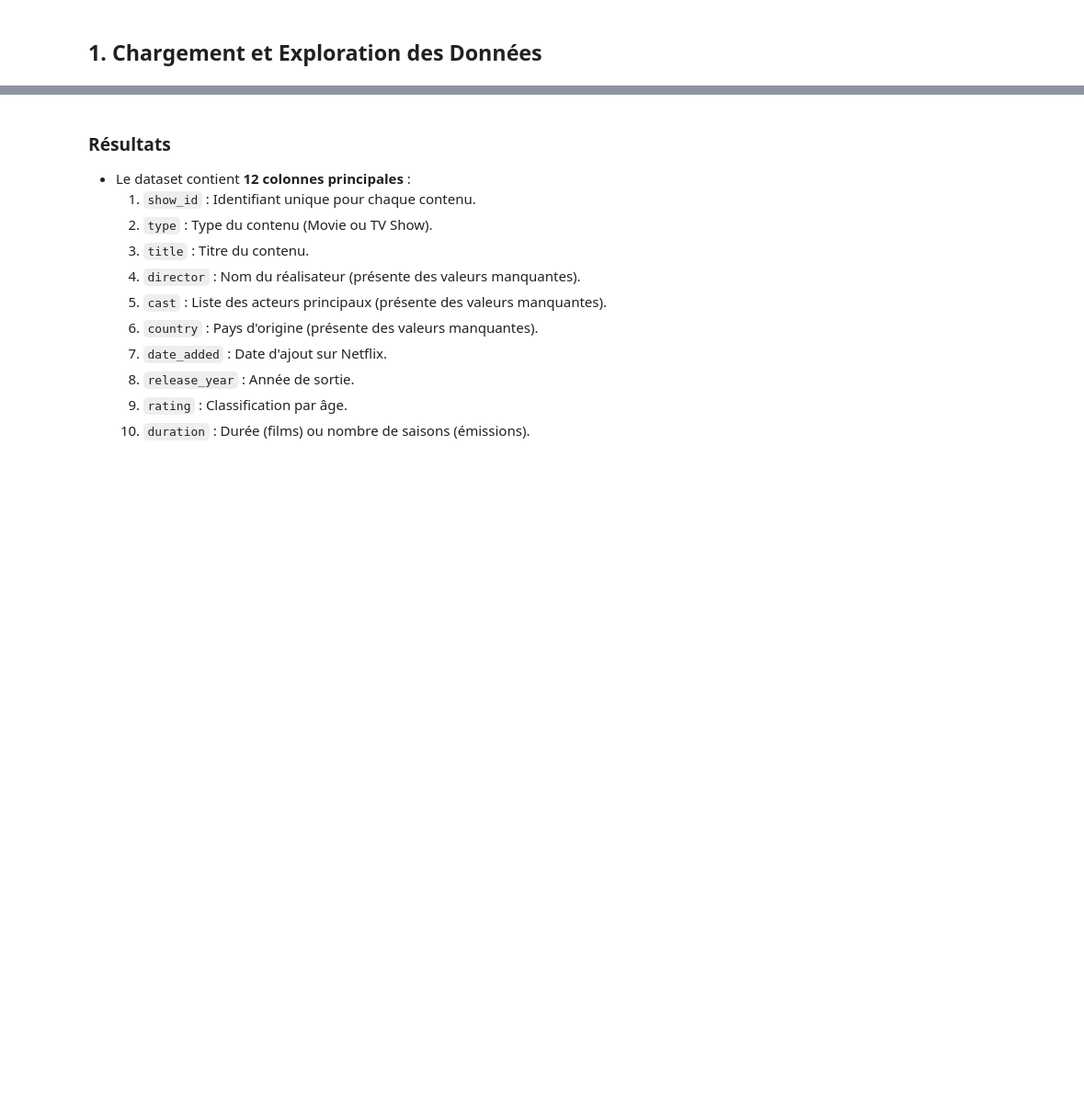
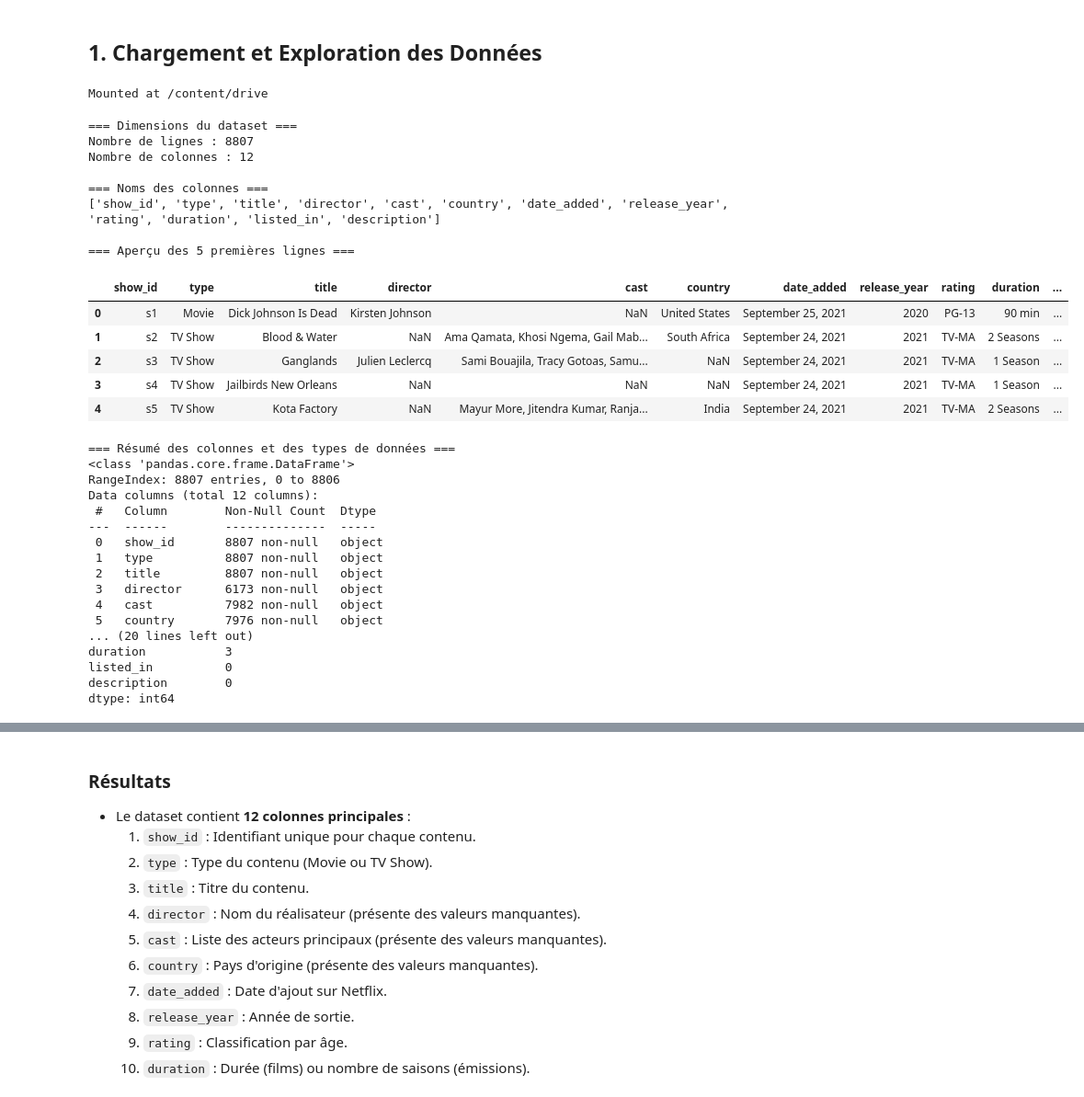
Before and after one commit to Neha-ETTALEBY/DM-project, a Jupyter notebook: netflix-dm-project.ipynb, the cells around one changed output, grey strips where cells are left out. Shown at 92% size. Drawn from its saved outputs; the diff is of its cells as text; code cells hidden in the pictures; blank space fills up the shorter version.

```diff
--- a/netflix-dm-project.ipynb
+++ b/netflix-dm-project.ipynb
@@ -11,6 +11,67 @@ import pandas as pd
 import numpy as np
 import matplotlib.pyplot as plt
 import seaborn as sns
+# %%
+from google.colab import drive
+drive.mount('/content/drive')
+# %% [output]
+Mounted at /content/drive
+# %%
+import pandas as pd
+df = pd.read_csv('/content/drive/My Drive/netflix.csv')
+
+# Étape 1 : Afficher les dimensions du dataset
+print("=== Dimensions du dataset ===")
+print(f"Nombre de lignes : {df.shape[0]}")
+print(f"Nombre de colonnes : {df.shape[1]}")
+
+# Étape 2 : Afficher les noms des colonnes
+print("\n=== Noms des colonnes ===")
+print(df.columns.tolist())
+
+# Étape 3 : Afficher un aperçu des premières lignes
+print("\n=== Aperçu des 5 premières lignes ===")
+display(df.head())  # Affichage propre si vous êtes dans Jupyter Notebook ou Google Colab
+
+# Étape 4 : Afficher un résumé des colonnes et des types de données
+print("\n=== Résumé des colonnes et des types de données ===")
+print(df.info())
+
+# Étape 5 : Vérifier les valeurs manquantes
+print("\n=== Vérification des valeurs manquantes ===")
+print(df.isnull().sum())
+# %% [output]
+=== Dimensions du dataset ===
+Nombre de lignes : 8807
+Nombre de colonnes : 12
+
+=== Noms des colonnes ===
+['show_id', 'type', 'title', 'director', 'cast', 'country', 'date_added', 'release_year', 'rating', 'duration', 'listed_in', 'description']
+
+=== Aperçu des 5 premières lignes ===
+|  | show_id | type | title | director | cast | country | date_added | release_year | rating | duration | ... |
+| 0 | s1 | Movie | Dick Johnson Is Dead | Kirsten Johnson | NaN | United States | September 25, 2021 | 2020 | PG-13 | 90 min | ... |
+| 1 | s2 | TV Show | Blood & Water | NaN | Ama Qamata, Khosi Ngema, Gail Mab... | South Africa | September 24, 2021 | 2021 | TV-MA | 2 Seasons | ... |
+| 2 | s3 | TV Show | Ganglands | Julien Leclercq | Sami Bouajila, Tracy Gotoas, Samu... | NaN | September 24, 2021 | 2021 | TV-MA | 1 Season | ... |
+| 3 | s4 | TV Show | Jailbirds New Orleans | NaN | NaN | NaN | September 24, 2021 | 2021 | TV-MA | 1 Season | ... |
+| 4 | s5 | TV Show | Kota Factory | NaN | Mayur More, Jitendra Kumar, Ranja... | India | September 24, 2021 | 2021 | TV-MA | 2 Seasons | ... |
+=== Résumé des colonnes et des types de données ===
+<class 'pandas.core.frame.DataFrame'>
+RangeIndex: 8807 entries, 0 to 8806
+Data columns (total 12 columns):
+ #   Column        Non-Null Count  Dtype
+---  ------        --------------  -----
+ 0   show_id       8807 non-null   object
+ 1   type          8807 non-null   object
+ 2   title         8807 non-null   object
+ 3   director      6173 non-null   object
+ 4   cast          7982 non-null   object
+ 5   country       7976 non-null   object
+... (20 lines left out)
+duration           3
+listed_in          0
+description        0
+dtype: int64
 # %%
 from google.colab import files
 uploaded = files.upload()  # Cette commande ouvre une boîte de dialogue pour télécharger votre fichier
```
Also changed, not shown: parts of 13 cells of this notebook.
